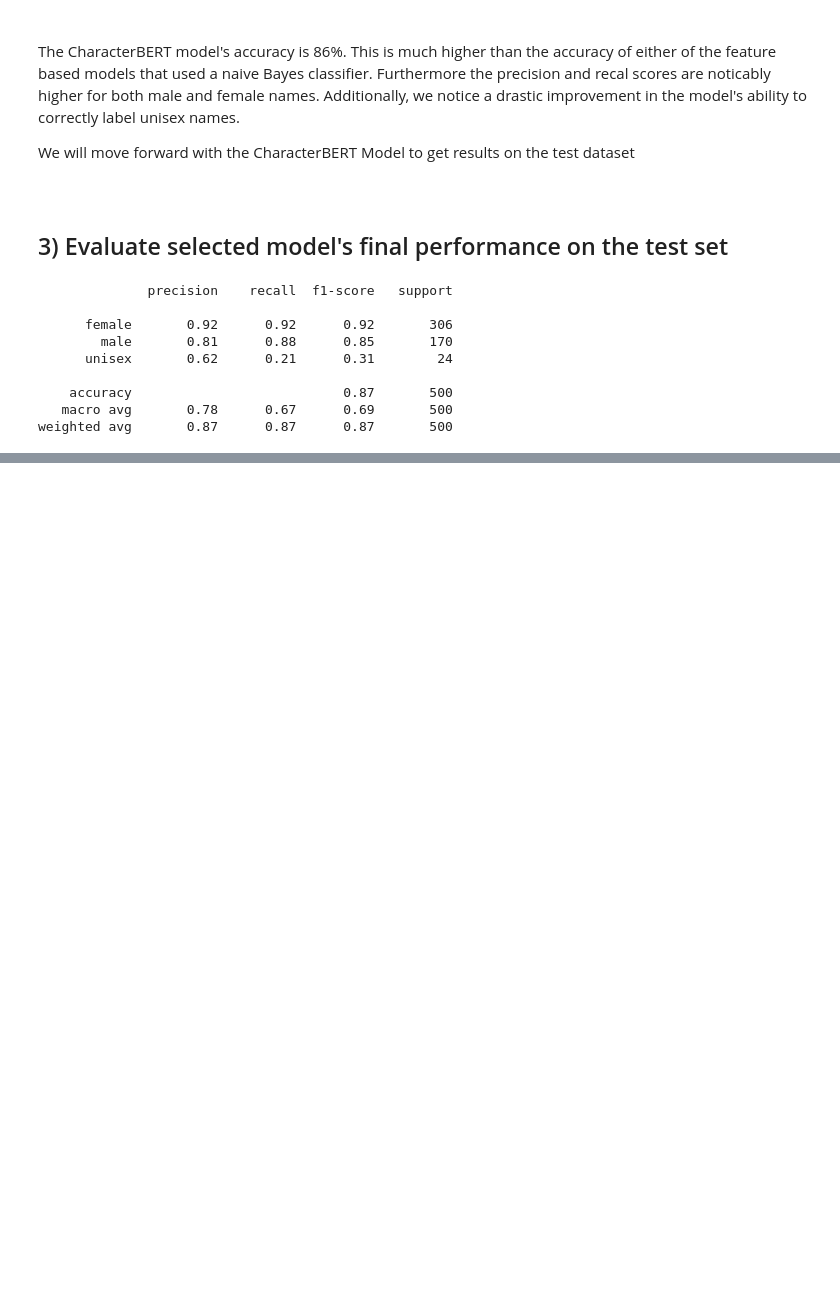
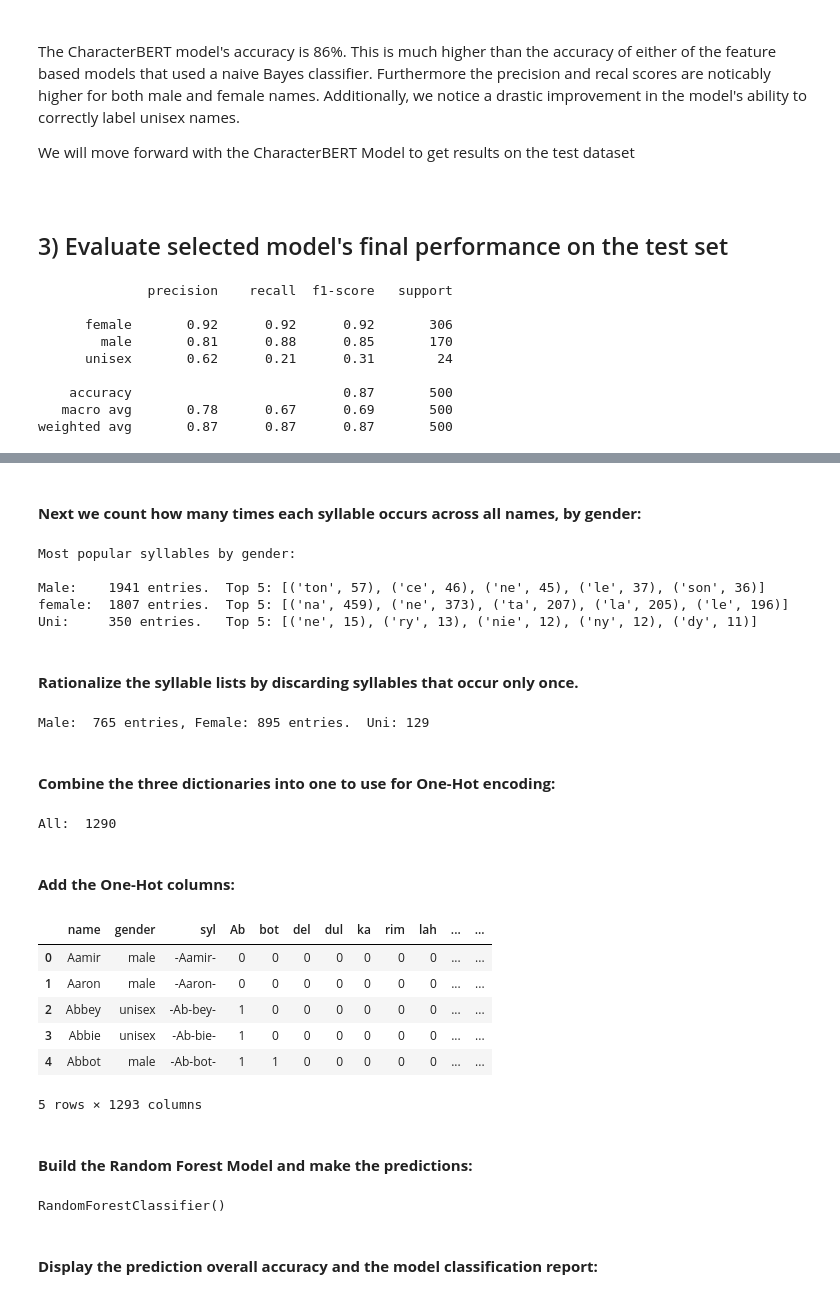
Before and after one commit to SmilodonCub/DATA620, a Jupyter notebook: Project_3/Project_3.ipynb, the cells around one changed output, grey strips where cells are left out. Drawn from its saved outputs; the diff is of its cells as text; code cells hidden in the pictures; blank space fills up the shorter version.

Commit message:
Update Project_3.ipynb
added Random Forest Syllables approach

```diff
--- a/Project_3/Project_3.ipynb
+++ b/Project_3/Project_3.ipynb
@@ -607,0 +649,71 @@ The overall accuracy as well as the precision and recall from the classification
+# %% [markdown]
+<br>
+
+**Next we count how many times each syllable occurs across all names, by gender:**
+# %%
+from collections import Counter
+
+#count occurrences of each syllable, by gender
+d_female_syl = dict(Counter(female_syl))
+d_male_syl = dict(Counter(male_syl))
+d_uni_syl = dict(Counter(uni_syl))
+
+#show top values by frequency within gender
+print("Most popular syllables by gender:")
+print(" ")
+print("Male:   ", len(d_male_syl), "entries.  Top 5:",list(sorted(d_male_syl.items(), key=lambda x:x[1], reverse=True))[:5])
+print("female: ", len(d_female_syl), "entries.  Top 5:",list(sorted(d_female_syl.items(), key=lambda x:x[1], reverse=True))[:5])
+print("Uni:    ", len(d_uni_syl), "entries.   Top 5:",list(sorted(d_uni_syl.items(), key=lambda x:x[1], reverse=True))[:5])
+# %% [output]
+Most popular syllables by gender:
+
+Male:    1941 entries.  Top 5: [('ton', 57), ('ce', 46), ('ne', 45), ('le', 37), ('son', 36)]
+female:  1807 entries.  Top 5: [('na', 459), ('ne', 373), ('ta', 207), ('la', 205), ('le', 196)]
+Uni:     350 entries.   Top 5: [('ne', 15), ('ry', 13), ('nie', 12), ('ny', 12), ('dy', 11)]
+# %% [markdown]
+<br>
+
+**Rationalize the syllable lists by discarding syllables that occur only once.**
+# %%
+#truncate lists to syllables occurring at least twice:
+d_male_syl = {k:v for (k,v) in d_male_syl.items() if v > 1}
+d_female_syl = {k:v for (k,v) in d_female_syl.items() if v > 1}
+d_uni_syl = {k:v for (k,v) in d_uni_syl.items() if v > 1}
+print("Male: ", len(d_male_syl), "entries, Female:", len(d_female_syl), "entries.  Uni:", len(d_uni_syl))
+# %% [output]
+Male:  765 entries, Female: 895 entries.  Uni: 129
+# %% [markdown]
+<br>
+
+**Combine the three dictionaries into one to use for One-Hot encoding:**
+# %%
+#combine three dictionaries into the set (unique values) of all three. this gives us 1119 syllables that we can make one-hot encoded variables from
+d_syl = dict(d_male_syl)
+d_syl.update(d_female_syl)
+d_syl.update(d_uni_syl)
+print("All: ", len(d_syl))
+# %% [output]
+All:  1290
+# %% [markdown]
+<br>
+
+**Add the One-Hot columns:**
+# %%
+#add a one-hot column for each entry in the syllables dictionary
+for key in d_syl:
+    df_name[key] = np.where(df_name['syl'].str.contains(key), 1, 0)
+
+df_name = df_name.copy()
+df_name.head()
+# %% [output]
+|  | name | gender | syl | Ab | bot | del | dul | ka | rim | lah | ... | ... |
+| 0 | Aamir | male | -Aamir- | 0 | 0 | 0 | 0 | 0 | 0 | 0 | ... | ... |
+| 1 | Aaron | male | -Aaron- | 0 | 0 | 0 | 0 | 0 | 0 | 0 | ... | ... |
+| 2 | Abbey | unisex | -Ab-bey- | 1 | 0 | 0 | 0 | 0 | 0 | 0 | ... | ... |
+| 3 | Abbie | unisex | -Ab-bie- | 1 | 0 | 0 | 0 | 0 | 0 | 0 | ... | ... |
+| 4 | Abbot | male | -Ab-bot- | 1 | 1 | 0 | 0 | 0 | 0 | 0 | ... | ... |
+5 rows × 1293 columns
+# %% [markdown]
+<br>
+
+**Build the Random Forest Model and make the predictions:**
@@ -607,0 +729,5 @@ The overall accuracy as well as the precision and recall from the classification
+# %%
+rf = RandomForestClassifier()
+rf.fit(X_train, y_train)
+# %% [output]
+RandomForestClassifier()
@@ -607,0 +738,4 @@ The overall accuracy as well as the precision and recall from the classification
+# %% [markdown]
+<br>
+
+**Display the prediction overall accuracy and the model classification report:**
```
Also changed, not shown: parts of 8 cells of this notebook.
